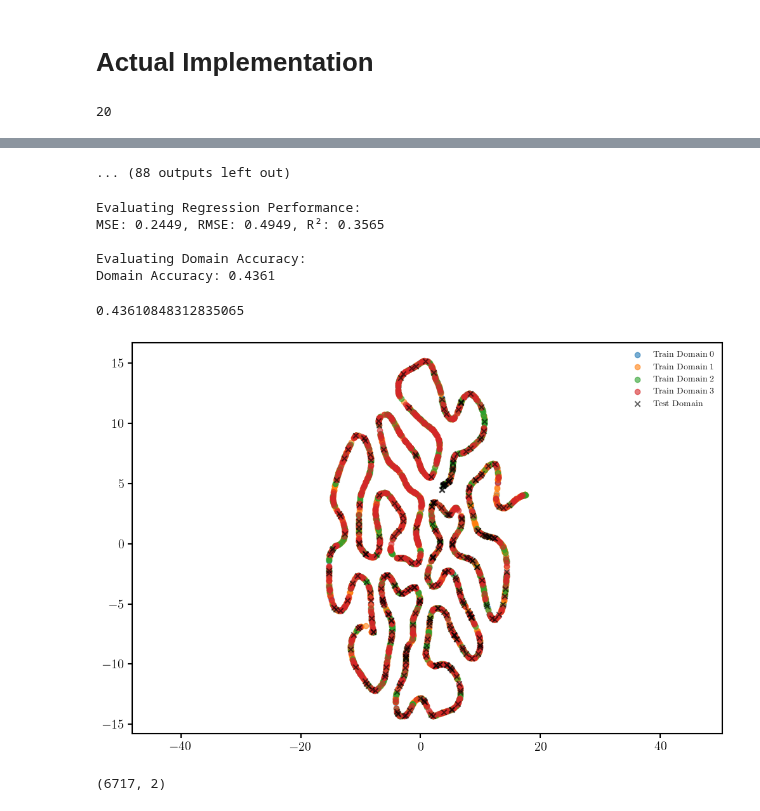
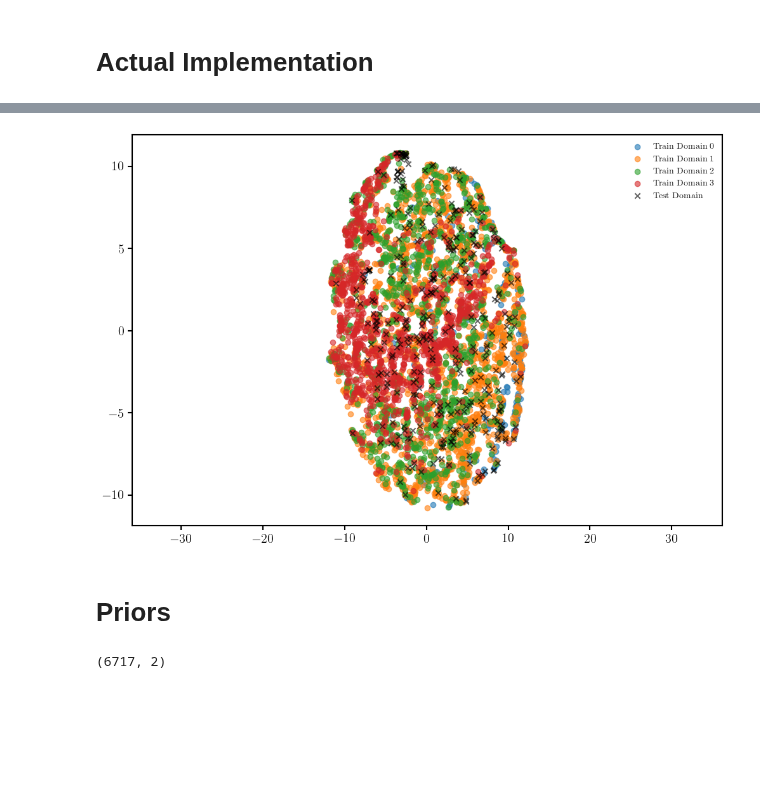
Before and after one commit to galactic-ai/haloflow, a Jupyter notebook: bin/dann/dann_impl.ipynb, the cells around one changed output, grey strips where cells are left out. Cells and saved outputs as stored; diff of their text form; code cells hidden in the pictures; blank space fills up the shorter version.

Commit message:
Closes #18, DANN with WandB finally working

```diff
--- a/bin/dann/dann_impl.ipynb
+++ b/bin/dann/dann_impl.ipynb
@@ -12,20 +6,19 @@ from haloflow import config as C
 import torch
 # %%
 # Configuration
+sims = ['TNG50', 'TNG100', 'Eagle100', 'Simba100', 'TNG_ALL']
 config = {
-    'sims': ['TNG50', 'TNG100', 'Eagle100', 'Simba100', 'TNG_ALL'],
     'obs': 'mags_morph',
-    'dat_dir': C.get_dat_dir(),
-    'input_dim': None,  # Will be inferred from data
-    'num_domains': 4,
+    'train_sim': sims[:-1],
     'batch_size': 128,
-    'num_epochs': 150,
+    'num_epochs': 20,
     'lr': 0.001,
     'alpha': 1e2,
-#     'alpha': 1e5,
     'feature_layers': [64, 16],
     'label_layers': [16, 8],
     'domain_layers': [16, 8],
+    'es_patience': 5,
+    'es_min_delta': 0.001
 }
 
 # hyper parameters - priors
@@ -41,8 +26,0 @@ train_loader, test_loader = dataset.get_train_test_loaders(
-# %%
-# Infer input dimension from data
-sample_X, _, _ = next(iter(train_loader))
-config['input_dim'] = sample_X.shape[1]
-# %%
-sample_X.shape[1]
-# %% [output]
-20
@@ -58,11 +27,4 @@ model = M.DANN(input_dim=config['input_dim'],
 # %%
 # Train
-T.train_dann(
-    model,
-    train_loader,
-    test_loader,
-    num_epochs=config['num_epochs'],
-    lr=config['lr'],
-    device='cuda' if torch.cuda.is_available() else 'cpu'
-)
+T.train_dann(config, use_wandb=False, plots=True)
 # %% [output]
@@ -105,23 +56,6 @@ Epoch 12 | Loss: 1.5783 | Domain Acc: 0.4361
-... (88 outputs left out)
+[figure, added]
-# %%
-# Evaluate
-print("\nEvaluating Regression Performance:")
-E.evaluate_regression(model, test_loader, 'cpu')
-
-print("\nEvaluating Domain Accuracy:")
-E.domain_accuracy(model, train_loader, 'cpu')
-# %% [output]
-Evaluating Regression Performance:
-MSE: 0.2449, RMSE: 0.4949, R²: 0.3565
-
-Evaluating Domain Accuracy:
-Domain Accuracy: 0.4361
-0.43610848312835065
-# %%
-emb, labels = V.visualize_features_fast(model, train_loader, test_loader, n_samples=5000, device='cpu')
-V.plot_combined_tsne(emb, labels,)
-# %% [output]
-[figure, removed]
+# %% [markdown]
+# Priors
 # %%
 dat = dataset.data['TNG50']['Y_train']
 # %%
```
Also changed, not shown: parts of 4 cells of this notebook, 6 other files.
